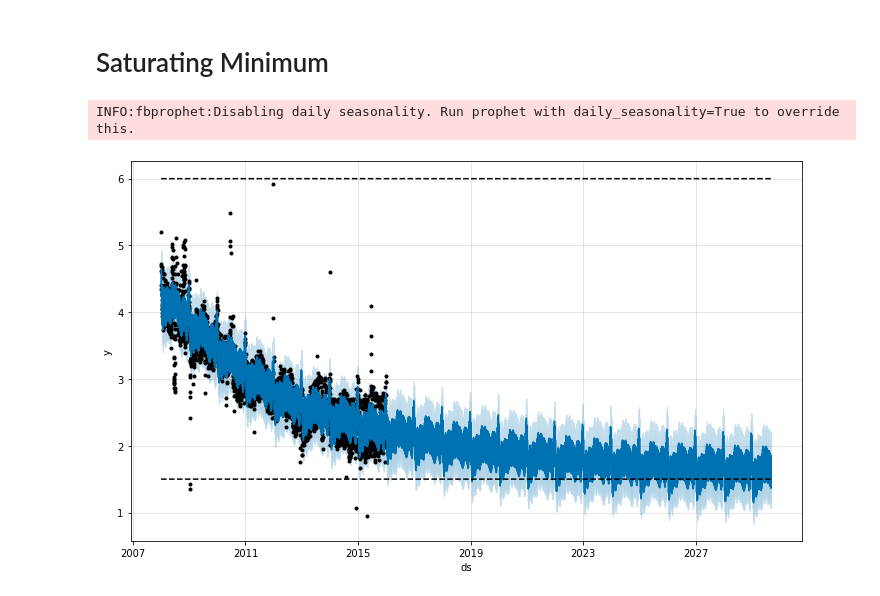
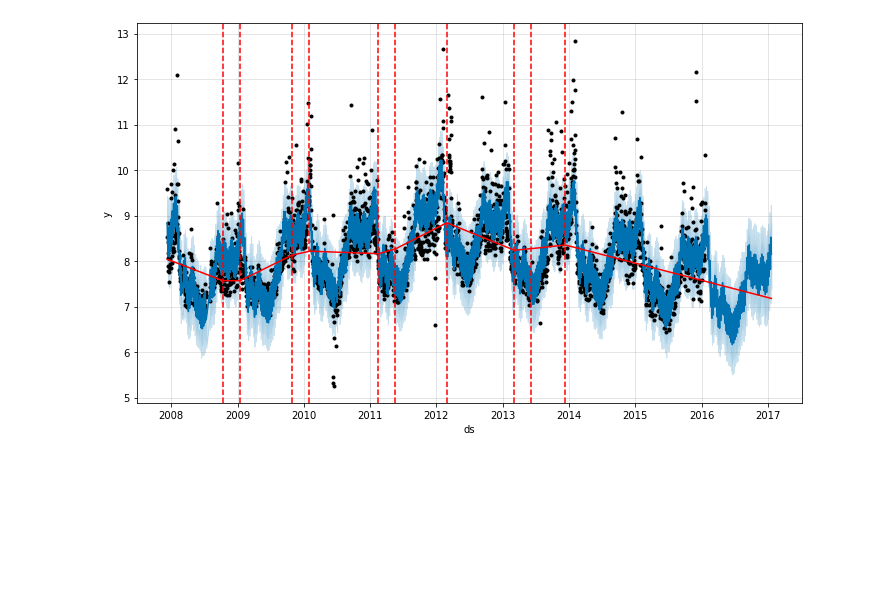
Before and after one commit to HenriqueCCdA/Prophet, a Jupyter notebook: notebook/trend_changepoints.ipynb, the cells around one changed output. Drawn from its saved outputs; the diff is of its cells as text; code cells hidden in the pictures; blank space fills up the shorter version.

```diff
--- a/notebook/trend_changepoints.ipynb
+++ b/notebook/trend_changepoints.ipynb
@@ -24,3 +23,0 @@ df.plot(figsize=(15,7))
-# %%
-df['cap'] = 8.5
-df.head()
@@ -36,4 +24,6 @@ df.head()
 # %%
-m = Prophet(growth='logistic')
+m = Prophet()
 m.fit(df)
+future = m.make_future_dataframe(periods=365)
+forecast = m.predict(future)
 # %% [output]
@@ -50,2 +31,0 @@ fig=m.plot(fcst)
-# %% [markdown]
-# Saturating Minimum
@@ -59,10 +32,6 @@ future['floor'] = 1.5
-# %%
-m = Prophet(growth='logistic')
-m.fit(df)
-fcst = m.predict(future)
-# %% [output]
-INFO:fbprophet:Disabling daily seasonality. Run prophet with daily_seasonality=True to override this.
-# %%
-fig = m.plot(fcst)
-# %% [output]
-[figure, removed]
+# %%
+from fbprophet.plot import add_changepoints_to_plot
+fig = m.plot(forecast)
+a = add_changepoints_to_plot(fig.gca(), m, forecast)
+# %% [output]
+[figure, added]
```
Also changed, not shown: parts of 16 cells of this notebook.
